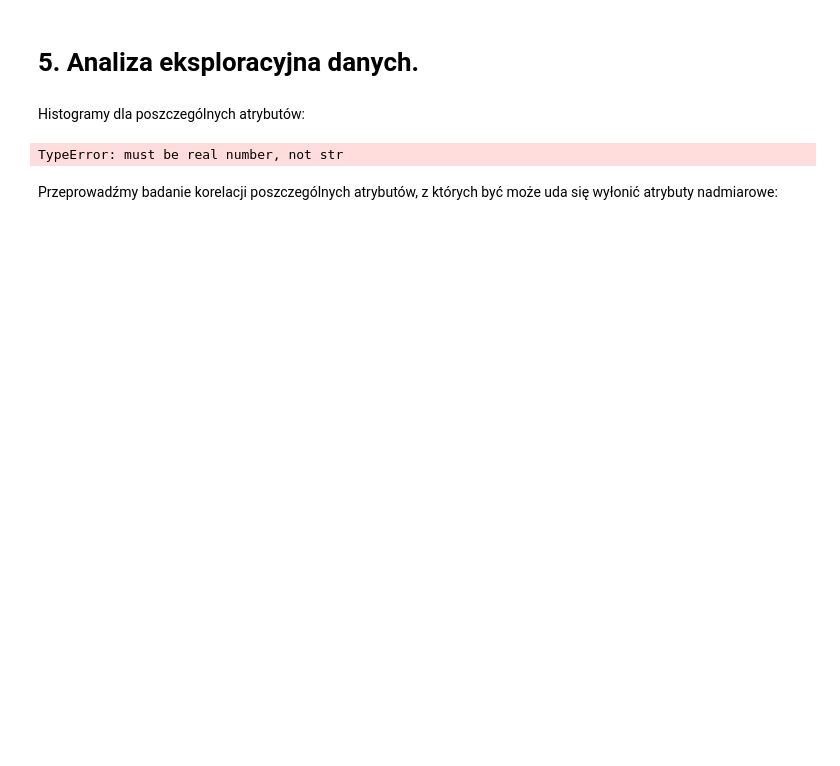
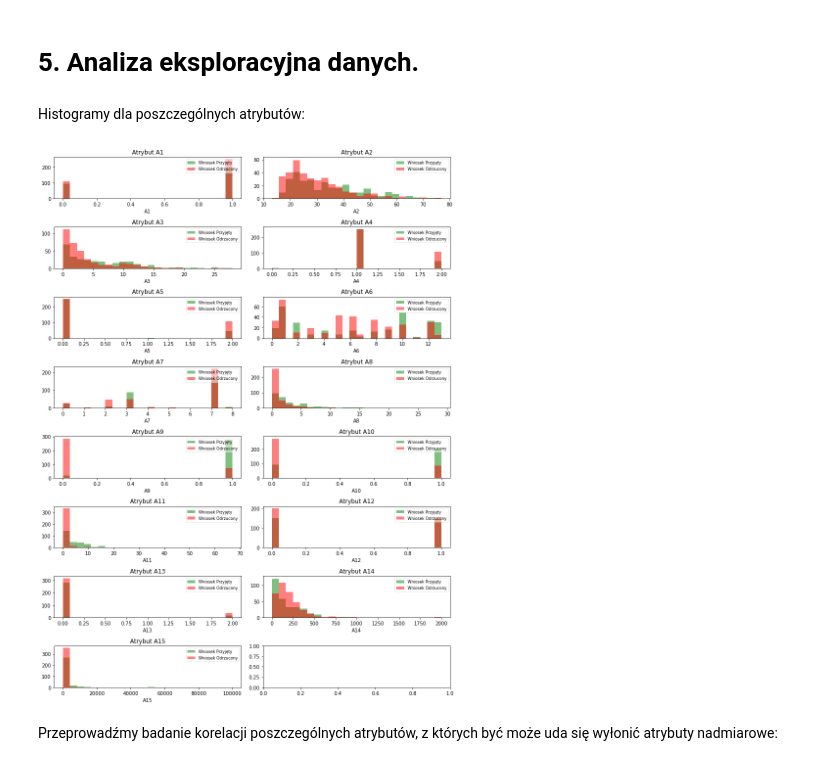
Before and after one commit to KamilSztandur/CreditApprovingBinaryClassifier, a Jupyter notebook: Solution.ipynb, the cells around one changed output. Drawn from its saved outputs; the diff is of its cells as text; code cells hidden in the pictures; blank space fills up the shorter version.

```diff
--- a/Solution.ipynb
+++ b/Solution.ipynb
@@ -111,7 +123,7 @@ data
 | 689 | 1 | 35.00 | 3.38 | 1 | 0 | 1 | 3 | 8.29 | 0 | 0 | 0 | ... |
 653 rows × 16 columns
 # %%
-dataBeforeStand = data
+dataBeforeStand = data.astype('float')
 
 # Standaryzacja danych
 sc = StandardScaler()
@@ -207,42 +255,40 @@ Skuteczność na poziomie 85% wydaje się być poprawna, ale w tak wrażliwym ob
 Histogramy dla poszczególnych atrybutów:
 # %%
 # Tworzenie histogramu na podstawie danych sprzed standaryzacji, ale po kodowaniu
-feature_dict = {i:label for i,label in zip(
-                range(15), dataBeforeStand.columns)}
+feature_dict = {i : label for i, label in zip(range(15), dataBeforeStand.columns)}
+label_dict = {0 : 'Przyjęty', 1 : 'Odrzucony'}
 
-label_dict = {0: 'Przyjęty', 1: 'Odrzucony'}
-import math
 
-fig, axes = plt.subplots(nrows=8, ncols=2, figsize=(12,16))
-
-for ax,cnt in zip(axes.ravel(), range(15)):
-
+fig, axes = plt.subplots(nrows = 8, ncols = 2, figsize = (12, 16))
+for ax, cnt in zip(axes.ravel(), range(15)):
     min_b = math.floor(np.min(dataBeforeStand.iloc[:, :-1].values[:,cnt]))
     max_b = math.ceil(np.max(dataBeforeStand.iloc[:, :-1].values[:,cnt]))
     bins = np.linspace(min_b, max_b, 25)
 
     # Tworzenie kolorowego histogramu (kolor zielony - zatwierdzone, czerwony - odrzucone,
     # brązowe - nakładające się wartości, tzn. zatwierdzone wnioski i odrzucone się na siebie nakładają)
     for lab,col in zip(range(0,2), ('green', 'red')):
-        ax.hist(dataBeforeStand.iloc[:, :-1].values[dataBeforeStand.iloc[:, -1].values==lab, cnt],
-                   color=col,
-                   label='Wniosek %s' %label_dict[lab],
-                   bins=bins,
-                   alpha=0.5,)
+        ax.hist(
+            dataBeforeStand.iloc[:, :-1].values[dataBeforeStand.iloc[:, -1].values == lab, cnt],
+            color = col,
+            label = 'Wniosek %s' % label_dict[lab],
+            bins = bins,
+            alpha = 0.5,
+        )
+
     ylims = ax.get_ylim()
 
     # Adnotacje wykresu
-    leg = ax.legend(loc='upper right', fancybox=True, fontsize=8)
+    leg = ax.legend(loc = 'upper right', fancybox = True, fontsize = 8)
     leg.get_frame().set_alpha(0.5)
-    ax.set_ylim([0, max(ylims)+2])
+    ax.set_ylim([0, max(ylims) + 2])
     ax.set_xlabel(feature_dict[cnt])
-    ax.set_title('Atrybut A%s' %str(cnt+1))
-
+    ax.set_title('Atrybut A%s' % str(cnt + 1))
 
 fig.tight_layout()
 plt.show()
 # %% [output]
-TypeError: must be real number, not str
+[figure, added]
 # %% [markdown]
 Przeprowadźmy badanie korelacji poszczególnych atrybutów, z których być może uda się wyłonić atrybuty nadmiarowe:
 # %%
```
Also changed, not shown: parts of 18 cells of this notebook.
